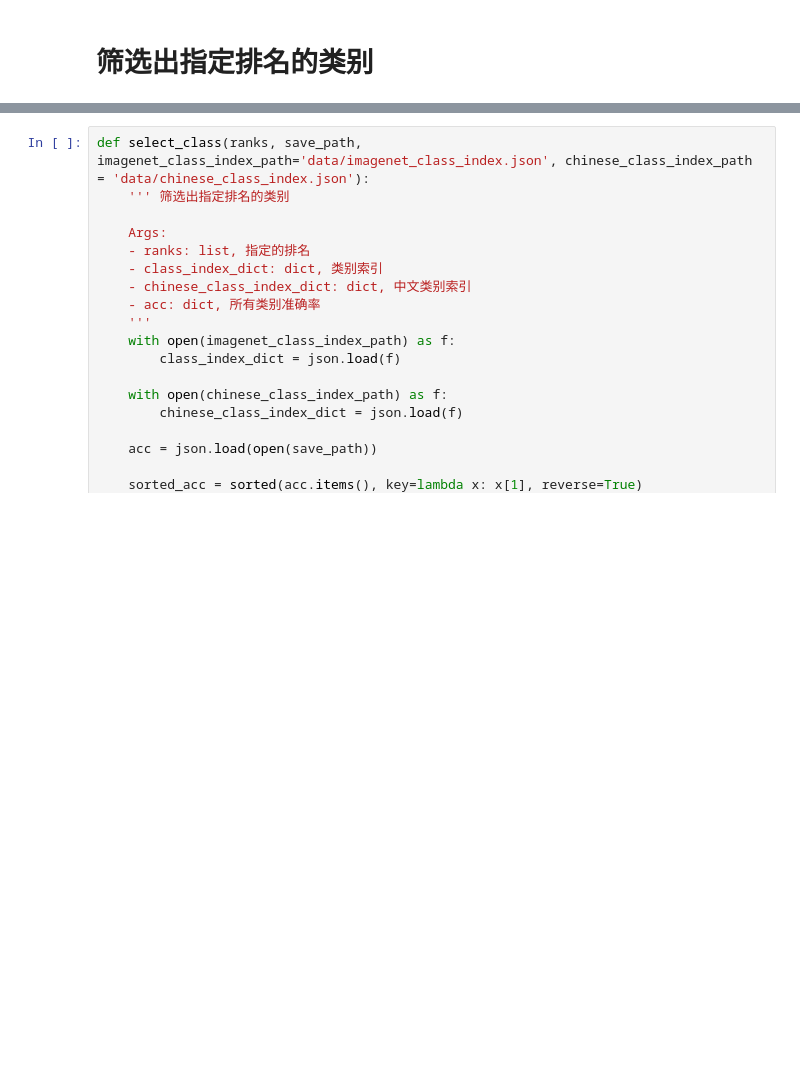
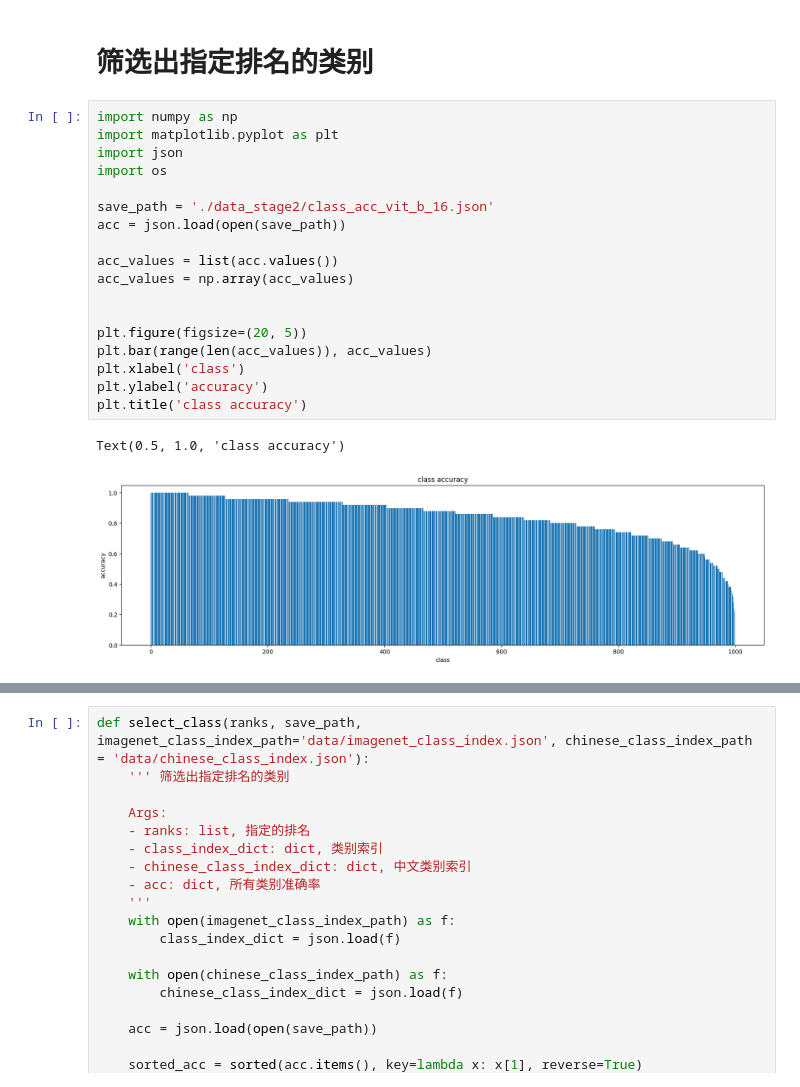
Before and after one commit to zhaobenyan51129/robustness_with_visualization, a Jupyter notebook: data_analysis_classified.ipynb, the cells around one changed output, grey strips where cells are left out. Drawn from its saved outputs; the diff is of its cells as text; blank space fills up the shorter version.

```diff
--- a/data_analysis_classified.ipynb
+++ b/data_analysis_classified.ipynb
@@ -6,3 +6,24 @@ import ast
 import numpy as np
 # %% [markdown]
 # 筛选出指定排名的类别
+# %%
+import numpy as np
+import matplotlib.pyplot as plt
+import json
+import os
+
+save_path = './data_stage2/class_acc_vit_b_16.json'
+acc = json.load(open(save_path))
+
+acc_values = list(acc.values())
+acc_values = np.array(acc_values)
+
+
+plt.figure(figsize=(20, 5))
+plt.bar(range(len(acc_values)), acc_values)
+plt.xlabel('class')
+plt.ylabel('accuracy')
+plt.title('class accuracy')
+# %% [output]
+Text(0.5, 1.0, 'class accuracy')
+[figure, added]
```
Also changed, not shown: parts of 3 cells of this notebook, 11 other files.
